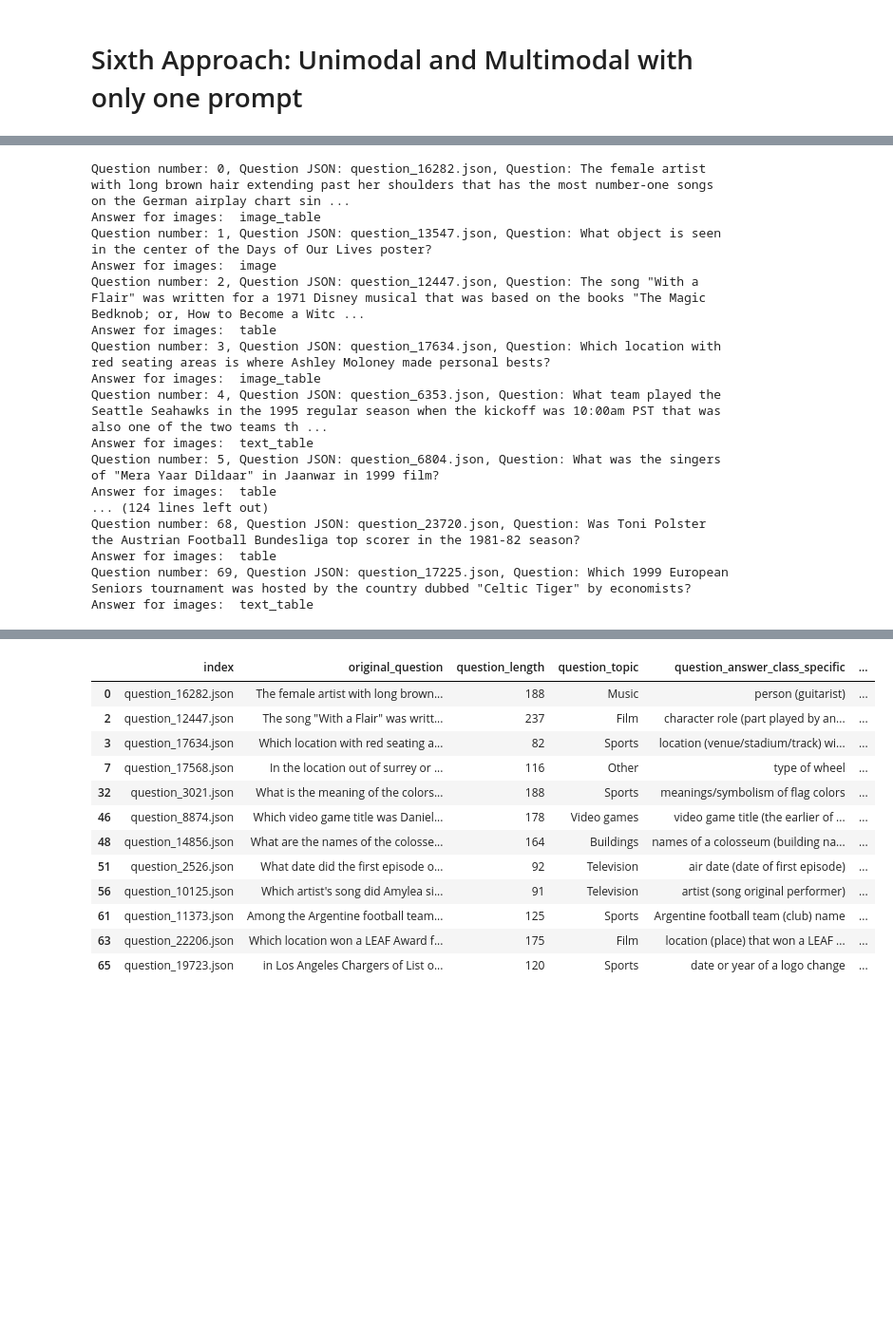
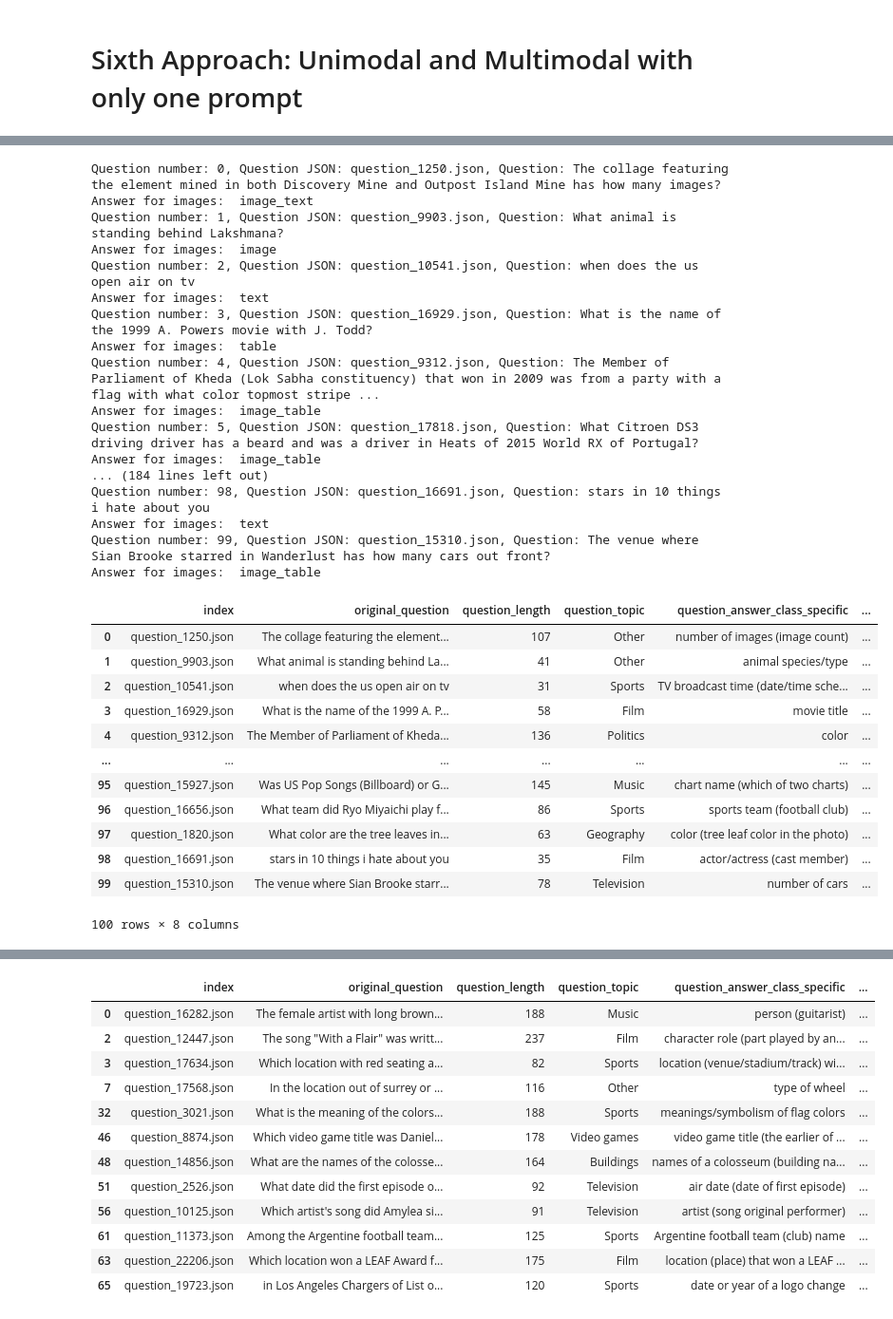
Before and after one commit to EMezzi/LEGuidance, a Jupyter notebook: scripts/modality_selection/data_selection.ipynb, the cells around one changed output, grey strips where cells are left out. Shown at 95% size. Drawn from its saved outputs; the diff is of its cells as text; code cells hidden in the pictures; blank space fills up the shorter version.

```diff
--- a/scripts/modality_selection/data_selection.ipynb
+++ b/scripts/modality_selection/data_selection.ipynb
@@ -896,19 +874,19 @@ pd.DataFrame(results)
 # Sixth Approach: Unimodal and Multimodal with only one prompt
 # %%
 def dataset_build(dataset):
-    image_rows = dataset[dataset["modality"].astype(str) == "['image']"].sample(7, random_state=42)
-    text_rows  = dataset[dataset["modality"].astype(str) == "['text']"].sample(7, random_state=42)
-    table_rows = dataset[dataset["modality"].astype(str) == "['table']"].sample(7, random_state=42)
+    image_rows = dataset[dataset["modality"].astype(str) == "['image']"].sample(20, random_state=42)
+    text_rows  = dataset[dataset["modality"].astype(str) == "['text']"].sample(20, random_state=42)
+    table_rows = dataset[dataset["modality"].astype(str) == "['table']"].sample(20, random_state=42)
 
-    image_text_rows = dataset[dataset["modality"].astype(str) == "['image', 'text']"].sample(7, random_state=42)
-    text_image_rows = dataset[dataset["modality"].astype(str) == "['text', 'image']"].sample(7, random_state=42)
-    image_table_rows  = dataset[dataset["modality"].astype(str) == "['image', 'table']"].sample(7, random_state=42)
-    table_image_rows  = dataset[dataset["modality"].astype(str) == "['table', 'image']"].sample(7, random_state=42)
+    image_text_rows = dataset[dataset["modality"].astype(str) == "['image', 'text']"].sample(20, random_state=42)
+    text_image_rows = dataset[dataset["modality"].astype(str) == "['text', 'image']"].sample(20, random_state=42)
+    image_table_rows  = dataset[dataset["modality"].astype(str) == "['image', 'table']"].sample(20, random_state=42)
+    table_image_rows  = dataset[dataset["modality"].astype(str) == "['table', 'image']"].sample(20, random_state=42)
 
-    text_table_rows  = dataset[dataset["modality"].astype(str) == "['text', 'table']"].sample(7, random_state=42)
-    table_text_rows  = dataset[dataset["modality"].astype(str) == "['table', 'text']"].sample(7, random_state=42)
+    text_table_rows  = dataset[dataset["modality"].astype(str) == "['text', 'table']"].sample(20, random_state=42)
+    table_text_rows  = dataset[dataset["modality"].astype(str) == "['table', 'text']"].sample(20, random_state=42)
 
-    table_table_rows  = dataset[dataset["modality"].astype(str) == "['table', 'table']"].sample(7, random_state=42)
+    table_table_rows  = dataset[dataset["modality"].astype(str) == "['table', 'table']"].sample(20, random_state=42)
 
     test_dataset = pd.concat([image_rows, text_rows, table_rows, image_text_rows, text_image_rows, image_table_rows, table_image_rows, text_table_rows, table_text_rows, table_table_rows]) \
                    .sample(frac=1, random_state=42) \
@@ -1039,22 +1073,38 @@ def derive_answers_all_one_prompt(dataset):
 
         dataset.at[i, "modality_answers"] = modality_answer
 # %%
-derive_answers_all_one_prompt(multimodal_unimodal_dataset)
+derive_answers_all_one_prompt(multimodal_unimodal_dataset.head(100))
 # %% [output]
-Question number: 0, Question JSON: question_16282.json, Question: The female artist with long brown hair extending past her shoulders that has the most number-one songs on the German airplay chart sin ...
+Question number: 0, Question JSON: question_1250.json, Question: The collage featuring the element mined in both Discovery Mine and Outpost Island Mine has how many images?
+Answer for images:  image_text
+Question number: 1, Question JSON: question_9903.json, Question: What animal is standing behind Lakshmana?
+Answer for images:  image
+Question number: 2, Question JSON: question_10541.json, Question: when does the us open air on tv
+Answer for images:  text
+Question number: 3, Question JSON: question_16929.json, Question: What is the name of the 1999 A. Powers movie with J. Todd?
+Answer for images:  table
+Question number: 4, Question JSON: question_9312.json, Question: The Member of Parliament of Kheda (Lok Sabha constituency) that won in 2009 was from a party with a flag with what color topmost stripe ...
 Answer for images:  image_table
-Question number: 1, Question JSON: question_13547.json, Question: What object is seen in the center of the Days of Our Lives poster?
-Answer for images:  image
-Question number: 2, Question JSON: question_12447.json, Question: The song "With a Flair" was written for a 1971 Disney musical that was based on the books "The Magic Bedknob; or, How to Become a Witc ...
-Answer for images:  table
-Question number: 3, Question JSON: question_17634.json, Question: Which location with red seating areas is where Ashley Moloney made personal bests?
+Question number: 5, Question JSON: question_17818.json, Question: What Citroen DS3 driving driver has a beard and was a driver in Heats of 2015 World RX of Portugal?
 Answer for images:  image_table
-Question number: 4, Question JSON: question_6353.json, Question: What team played the Seattle Seahawks in the 1995 regular season when the kickoff was 10:00am PST that was also one of the two teams th ...
-Answer for images:  text_table
-Question number: 5, Question JSON: question_6804.json, Question: What was the singers of "Mera Yaar Dildaar" in Jaanwar in 1999 film?
-Answer for images:  table
-... (124 lines left out)
-Question number: 68, Question JSON: question_23720.json, Question: Was Toni Polster the Austrian Football Bundesliga top scorer in the 1981-82 season?
-Answer for images:  table
-Question number: 69, Question JSON: question_17225.json, Question: Which 1999 European Seniors tournament was hosted by the country dubbed "Celtic Tiger" by economists?
-Answer for images:  text_table
+... (184 lines left out)
+Question number: 98, Question JSON: question_16691.json, Question: stars in 10 things i hate about you
+Answer for images:  text
+Question number: 99, Question JSON: question_15310.json, Question: The venue where Sian Brooke starred in Wanderlust has how many cars out front?
+Answer for images:  image_table
+# %%
+multimodal_unimodal_dataset.head(100)
+# %% [output]
+|  | index | original_question | question_length | question_topic | question_answer_class_specific | ... |
+| 0 | question_1250.json | The collage featuring the element... | 107 | Other | number of images (image count) | ... |
+| 1 | question_9903.json | What animal is standing behind La... | 41 | Other | animal species/type | ... |
+| 2 | question_10541.json | when does the us open air on tv | 31 | Sports | TV broadcast time (date/time sche... | ... |
+| 3 | question_16929.json | What is the name of the 1999 A. P... | 58 | Film | movie title | ... |
+| 4 | question_9312.json | The Member of Parliament of Kheda... | 136 | Politics | color | ... |
+| ... | ... | ... | ... | ... | ... | ... |
+| 95 | question_15927.json | Was US Pop Songs (Billboard) or G... | 145 | Music | chart name (which of two charts) | ... |
+| 96 | question_16656.json | What team did Ryo Miyaichi play f... | 86 | Sports | sports team (football club) | ... |
+| 97 | question_1820.json | What color are the tree leaves in... | 63 | Geography | color (tree leaf color in the photo) | ... |
+| 98 | question_16691.json | stars in 10 things i hate about you | 35 | Film | actor/actress (cast member) | ... |
+| 99 | question_15310.json | The venue where Sian Brooke starr... | 78 | Television | number of cars | ... |
+100 rows × 8 columns
```
Also changed, not shown: parts of 15 cells of this notebook, 13 other files.
